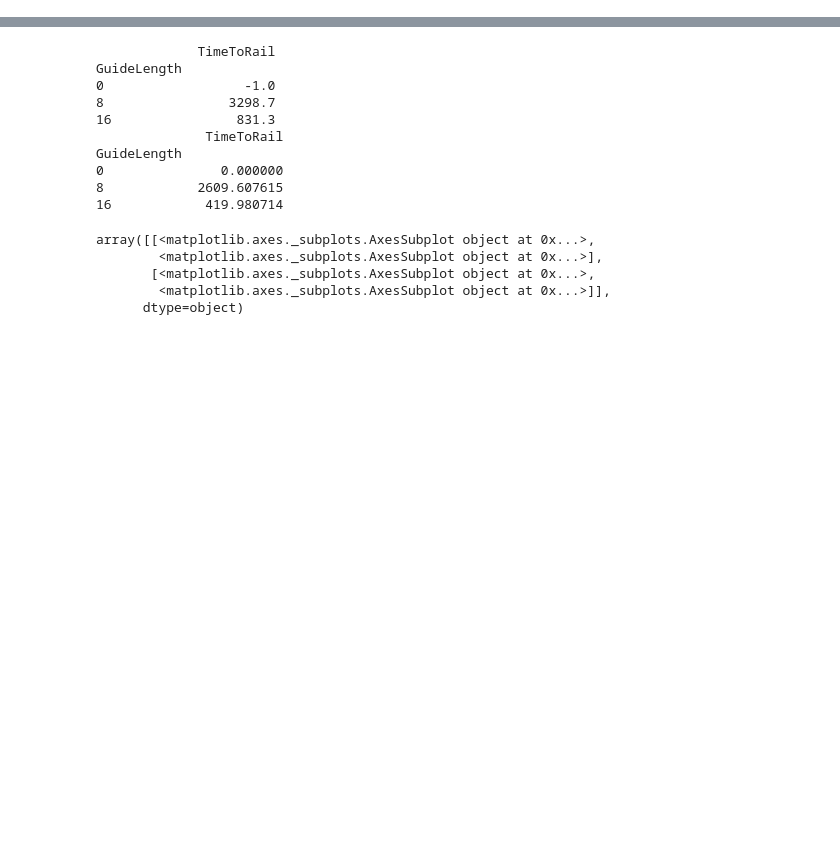
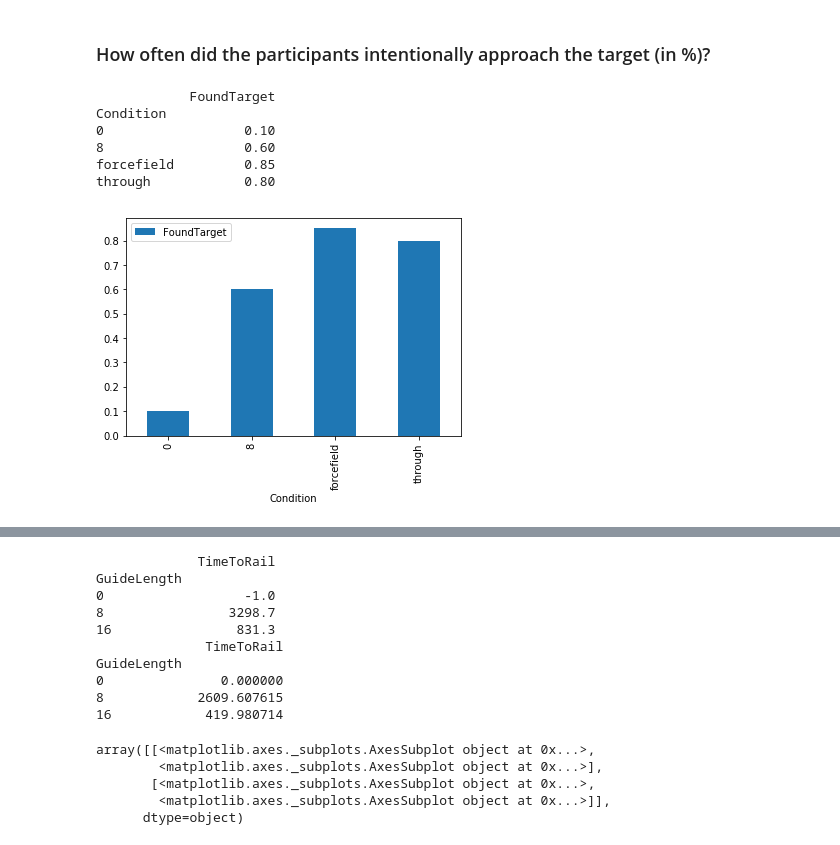
Before and after one commit to HassoPlattnerInstituteHCI/DualPanto-Rails-Study, a Jupyter notebook: Study Protocol/evaluation.ipynb, the cells around one changed output, grey strips where cells are left out. Drawn from its saved outputs; the diff is of its cells as text; code cells hidden in the pictures; blank space fills up the shorter version.

```diff
--- a/Study Protocol/evaluation.ipynb
+++ b/Study Protocol/evaluation.ipynb
@@ -92,0 +162,17 @@ array([[<matplotlib.axes._subplots.AxesSubplot object at 0x...>,
+# %% [markdown]
+
+### How often did the participants intentionally approach the target (in %)?
+# %%
+targets_found = results.loc[results["FoundTarget"]==True].loc[:, ["FoundTarget", key_condition]].groupby(key_condition).count()
+trials_per_group = results.groupby(key_condition).count().max()[0]
+targets_found_percent = targets_found.apply(lambda x: x/trials_per_group)
+targets_found_percent.plot(kind="bar")
+print(targets_found_percent)
+# %% [output]
+            FoundTarget
+Condition
+0                  0.10
+8                  0.60
+forcefield         0.85
+through            0.80
+[figure, added]
```
Also changed, not shown: parts of 29 cells of this notebook, 5 other files.
